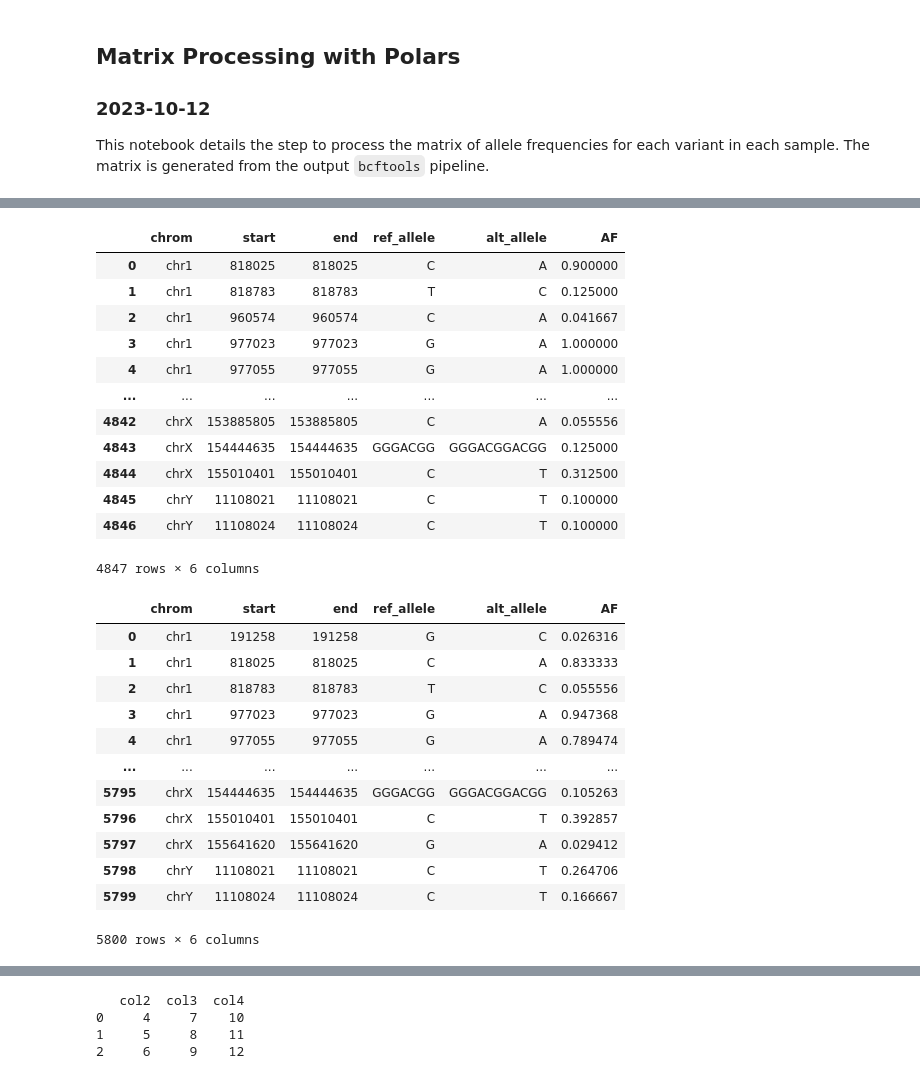
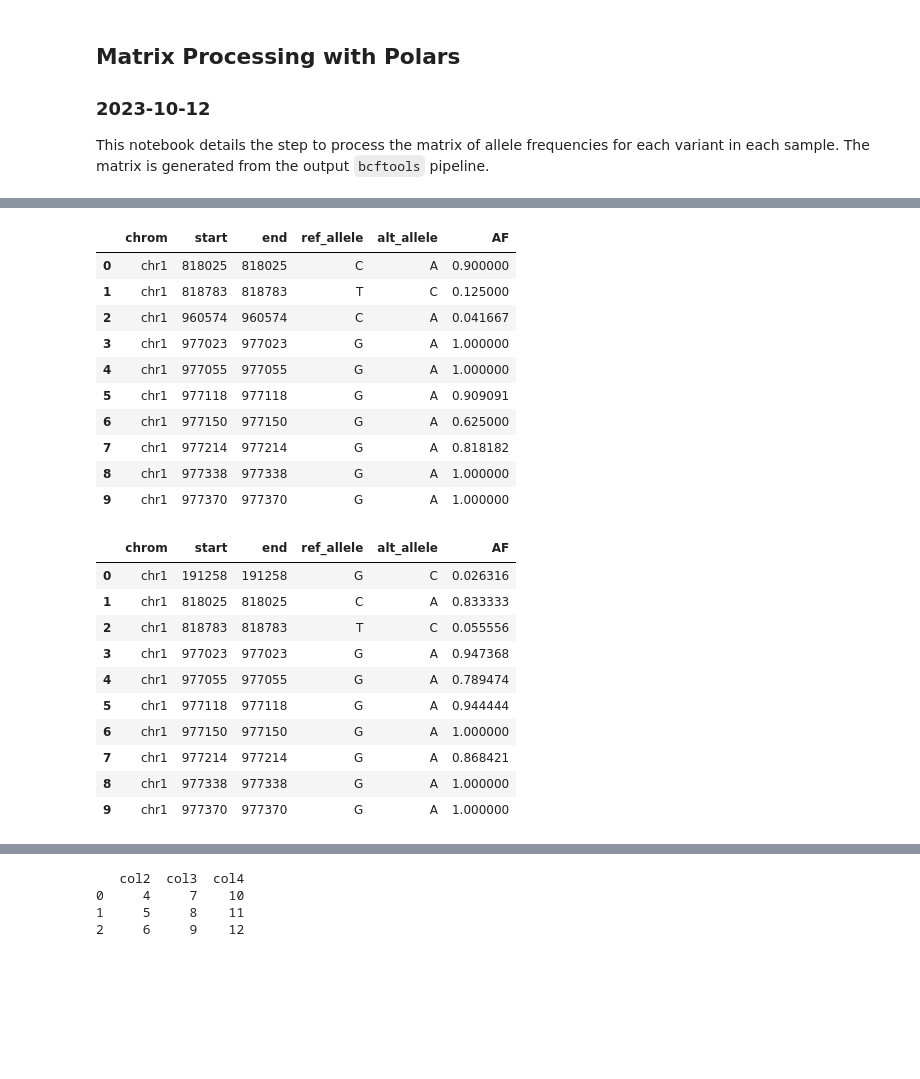
Before and after one commit to sufyazi/variant-calling-analysis, a Jupyter notebook: polars_processing/variant-freq-analysis.ipynb, the cells around one changed output, grey strips where cells are left out. Saved outputs shown, nothing was run; the diff lists cells and outputs as text; code cells hidden in the pictures; blank space fills up the shorter version.

```diff
--- a/polars_processing/variant-freq-analysis.ipynb
+++ b/polars_processing/variant-freq-analysis.ipynb
@@ -59,26 +55,24 @@ df_vcf_basal
 # %%
 # load up the vcf file with indels and multiallelic sites split into separate rows
 df_vcf_lumA = pd.read_csv("/scratch/users/ntu/suffiazi/outputs/brca-called-variants-diffmode-AF-query/98JKPD8/98JKPD8_TFDP1_M08108_2.00_AF-per-site-with-indels.txt", sep="\t")
 # rename columns in the dataframe
 df_vcf_lumA = df_vcf_lumA.rename(columns={"#[1]CHROM": "chrom", "[2]POS": "start", "[3]REF": "ref_allele", "[4]ALT": "alt_allele", "[5]AF": "AF"})
 # add a column next to the "start" column called "end" with the same value as the "start" column
 df_vcf_lumA.insert(2, "end", df_vcf_lumA["start"])
 
-df_vcf_lumA
+df_vcf_lumA.head(n=10)
 # %% [output]
 |  | chrom | start | end | ref_allele | alt_allele | AF |
 | 0 | chr1 | 818025 | 818025 | C | A | 0.900000 |
 | 1 | chr1 | 818783 | 818783 | T | C | 0.125000 |
 | 2 | chr1 | 960574 | 960574 | C | A | 0.041667 |
 | 3 | chr1 | 977023 | 977023 | G | A | 1.000000 |
 | 4 | chr1 | 977055 | 977055 | G | A | 1.000000 |
-| ... | ... | ... | ... | ... | ... | ... |
-| 4842 | chrX | 153885805 | 153885805 | C | A | 0.055556 |
-| 4843 | chrX | 154444635 | 154444635 | GGGACGG | GGGACGGACGG | 0.125000 |
-| 4844 | chrX | 155010401 | 155010401 | C | T | 0.312500 |
-| 4845 | chrY | 11108021 | 11108021 | C | T | 0.100000 |
-| 4846 | chrY | 11108024 | 11108024 | C | T | 0.100000 |
+| 5 | chr1 | 977118 | 977118 | G | A | 0.909091 |
+| 6 | chr1 | 977150 | 977150 | G | A | 0.625000 |
+| 7 | chr1 | 977214 | 977214 | G | A | 0.818182 |
+| 8 | chr1 | 977338 | 977338 | G | A | 1.000000 |
+| 9 | chr1 | 977370 | 977370 | G | A | 1.000000 |
-4847 rows × 6 columns
 # %%
 # load up the vcf file with indels and multiallelic sites split into separate rows
 df_vcf_lumB = pd.read_csv("/scratch/users/ntu/suffiazi/outputs/brca-called-variants-diffmode-AF-query/PU24GB8/PU24GB8_TFDP1_M08108_2.00_AF-per-site-with-indels.txt", sep="\t")
@@ -87,7 +81,7 @@ df_vcf_lumB = df_vcf_lumB.rename(columns={"#[1]CHROM": "chrom", "[2]POS": "start
 # add a column next to the "start" column called "end" with the same value as the "start" column
 df_vcf_lumB.insert(2, "end", df_vcf_lumB["start"])
 
-df_vcf_lumB
+df_vcf_lumB.head(n=10)
 # %% [output]
 |  | chrom | start | end | ref_allele | alt_allele | AF |
 | 0 | chr1 | 191258 | 191258 | G | C | 0.026316 |
@@ -95,13 +89,11 @@ df_vcf_lumB
 | 2 | chr1 | 818783 | 818783 | T | C | 0.055556 |
 | 3 | chr1 | 977023 | 977023 | G | A | 0.947368 |
 | 4 | chr1 | 977055 | 977055 | G | A | 0.789474 |
-| ... | ... | ... | ... | ... | ... | ... |
-| 5795 | chrX | 154444635 | 154444635 | GGGACGG | GGGACGGACGG | 0.105263 |
-| 5796 | chrX | 155010401 | 155010401 | C | T | 0.392857 |
-| 5797 | chrX | 155641620 | 155641620 | G | A | 0.029412 |
-| 5798 | chrY | 11108021 | 11108021 | C | T | 0.264706 |
-| 5799 | chrY | 11108024 | 11108024 | C | T | 0.166667 |
+| 5 | chr1 | 977118 | 977118 | G | A | 0.944444 |
+| 6 | chr1 | 977150 | 977150 | G | A | 1.000000 |
+| 7 | chr1 | 977214 | 977214 | G | A | 0.868421 |
+| 8 | chr1 | 977338 | 977338 | G | A | 1.000000 |
+| 9 | chr1 | 977370 | 977370 | G | A | 1.000000 |
-5800 rows × 6 columns
 # %%
 # load up the vcf file with indels and multiallelic sites split into separate rows
 df_vcf_her2 = pd.read_csv("/scratch/users/ntu/suffiazi/outputs/brca-called-variants-diffmode-AF-query/S6R691V/S6R691V_TFDP1_M08108_2.00_AF-per-site-with-indels.txt", sep="\t")
```
Also changed, not shown: parts of 6 cells of this notebook.
